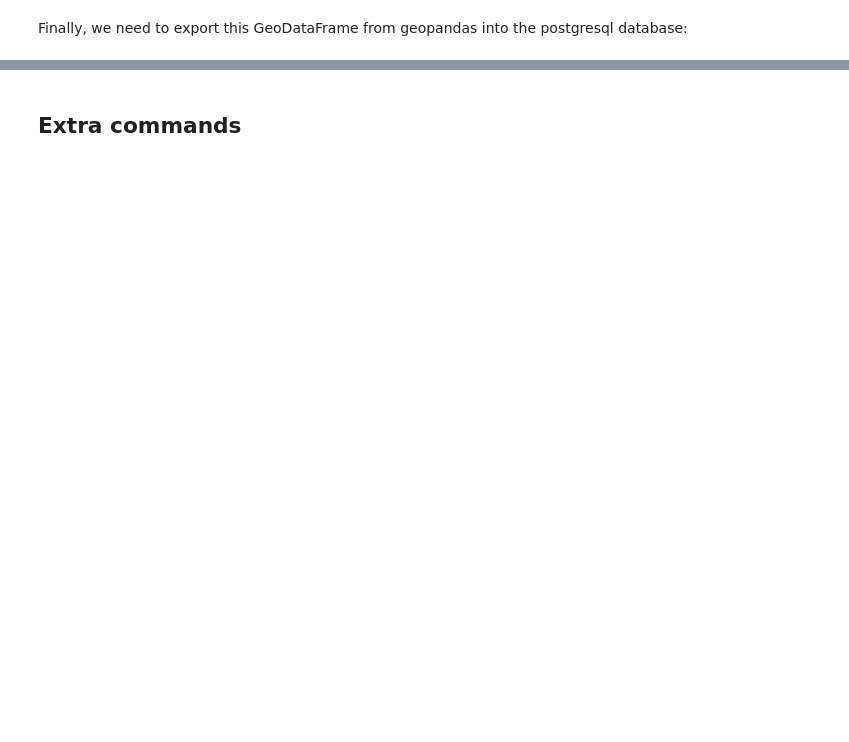
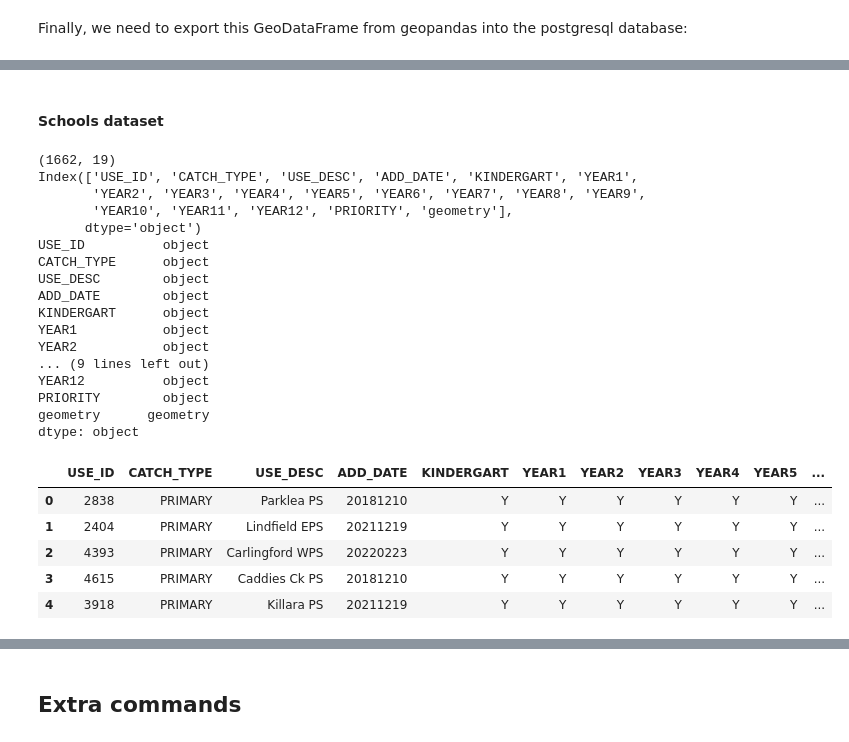
Before and after one commit to FixItChris/DATA2901, a Jupyter notebook: Report.ipynb, the cells around one changed output, grey strips where cells are left out. Drawn from its saved outputs; the diff is of its cells as text; code cells hidden in the pictures; blank space fills up the shorter version.

Commit message:
adding remaining datasets

```diff
--- a/Report.ipynb
+++ b/Report.ipynb
@@ -330,0 +387,34 @@ conn.execute(sql);
+# %% [markdown]
+#### Schools dataset
+# %%
+# Loading and inspecting the dataset
+path = "Catchments/catchments_primary.shp"
+primary = gpd.read_file(path)
+print(primary.shape)
+print(primary.columns)
+print(primary.dtypes)
+primary.head()
+# %% [output]
+(1662, 19)
+Index(['USE_ID', 'CATCH_TYPE', 'USE_DESC', 'ADD_DATE', 'KINDERGART', 'YEAR1',
+       'YEAR2', 'YEAR3', 'YEAR4', 'YEAR5', 'YEAR6', 'YEAR7', 'YEAR8', 'YEAR9',
+       'YEAR10', 'YEAR11', 'YEAR12', 'PRIORITY', 'geometry'],
+      dtype='object')
+USE_ID          object
+CATCH_TYPE      object
+USE_DESC        object
+ADD_DATE        object
+KINDERGART      object
+YEAR1           object
+YEAR2           object
+... (9 lines left out)
+YEAR12          object
+PRIORITY        object
+geometry      geometry
+dtype: object
+|  | USE_ID | CATCH_TYPE | USE_DESC | ADD_DATE | KINDERGART | YEAR1 | YEAR2 | YEAR3 | YEAR4 | YEAR5 | ... |
+| 0 | 2838 | PRIMARY | Parklea PS | 20181210 | Y | Y | Y | Y | Y | Y | ... |
+| 1 | 2404 | PRIMARY | Lindfield EPS | 20211219 | Y | Y | Y | Y | Y | Y | ... |
+| 2 | 4393 | PRIMARY | Carlingford WPS | 20220223 | Y | Y | Y | Y | Y | Y | ... |
+| 3 | 4615 | PRIMARY | Caddies Ck PS | 20181210 | Y | Y | Y | Y | Y | Y | ... |
+| 4 | 3918 | PRIMARY | Killara PS | 20211219 | Y | Y | Y | Y | Y | Y | ... |
```
Also changed, not shown: parts of 27 cells of this notebook, 13 other files.
